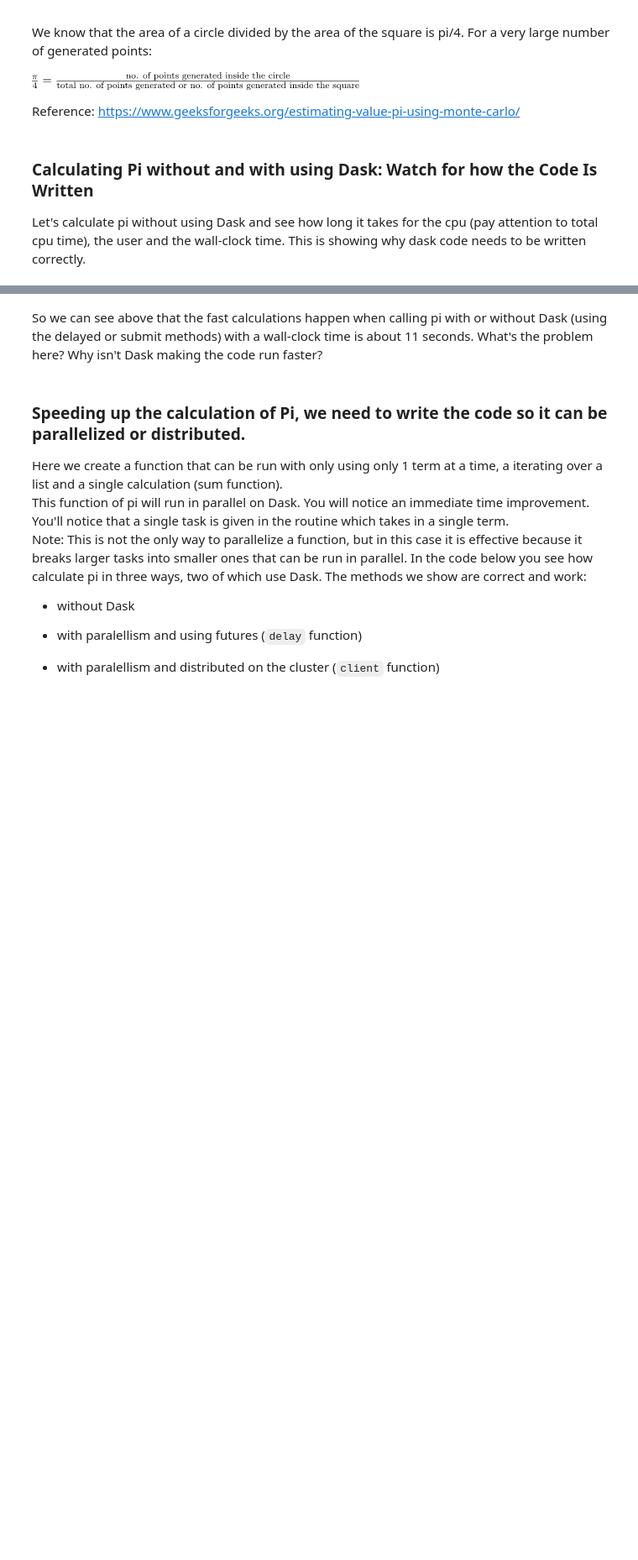
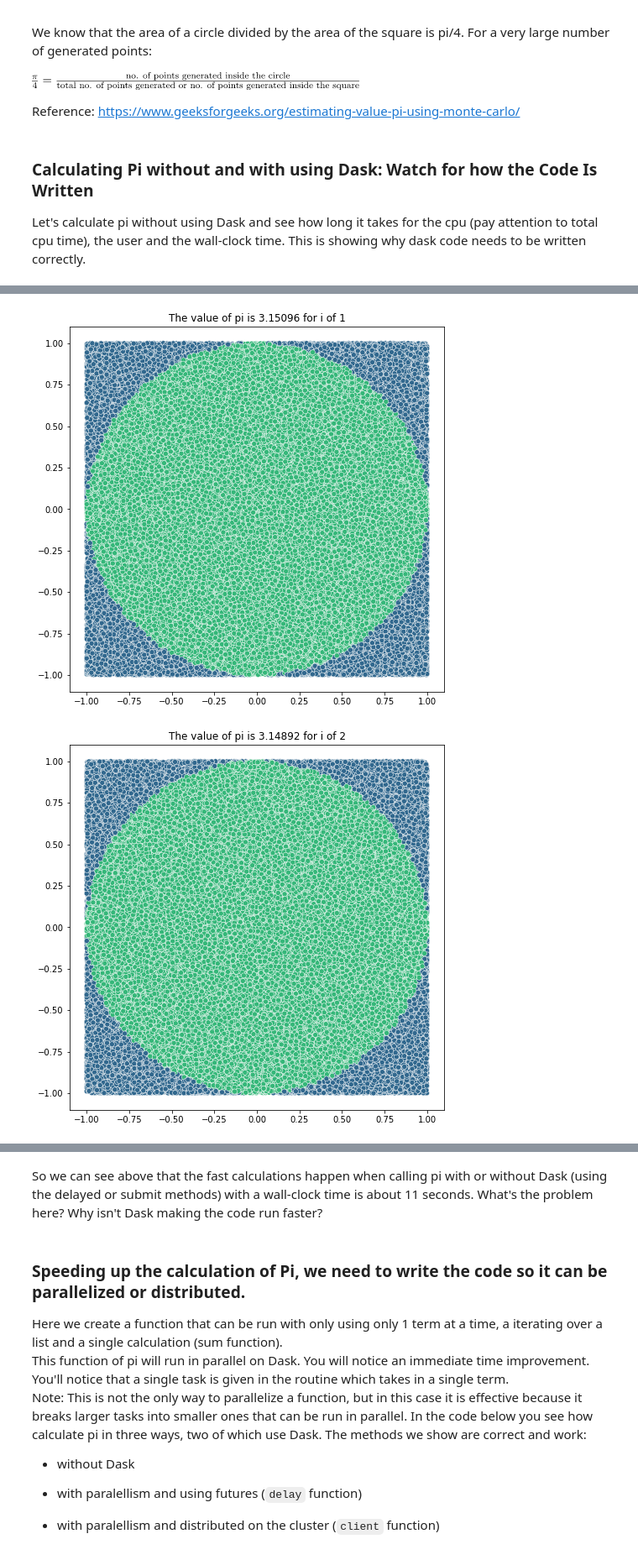
Before and after one commit to ddl-odette/Adv_data_science, a Jupyter notebook: Dask_pi.ipynb, the cells around one changed output, grey strips where cells are left out. Shown at 84% size. Saved outputs shown, nothing was run; the diff lists cells and outputs as text; code cells hidden in the pictures; blank space fills up the shorter version.

```diff
--- a/Dask_pi.ipynb
+++ b/Dask_pi.ipynb
@@ -175,0 +124,9 @@ Wall time: 2.64 s
+# %%
+%%time
+
+
+n=10**7
+
+x, y  = np.random.uniform(low=-1, high = 1, size = n), np.random.uniform(low=-1, high = 1, size = n)
+in_circle = len(x[((x**2+y**2)<1)==True])
+in_circle/n*4
@@ -175,0 +137,18 @@ Wall time: 2.64 s
+# %%
+pi = {}
+n = 5
+
+for i in range(1,n):
+
+    size=int(10**n)
+
+    x = np.random.uniform(low=-1, high = 1, size = (size,2))
+    current_pi = len(x[((x[:,0]**2+x[:,1]**2)<1)==True])/len(x[:,0])*4
+    pi[i]=current_pi
+    plt.figure(figsize = (8,8))
+    sns.scatterplot(x=x[:,0], y=x[:,1], hue=(x[:,0]**2+x[:,1]**2)<1,
+                    palette='viridis', legend=False).set(
+        title = f'The value of pi is {current_pi} for i of {i}')
+# %% [output]
+[figure, added]
+[figure, added]
```
Also changed, not shown: parts of 30 cells of this notebook, 1 other file.
